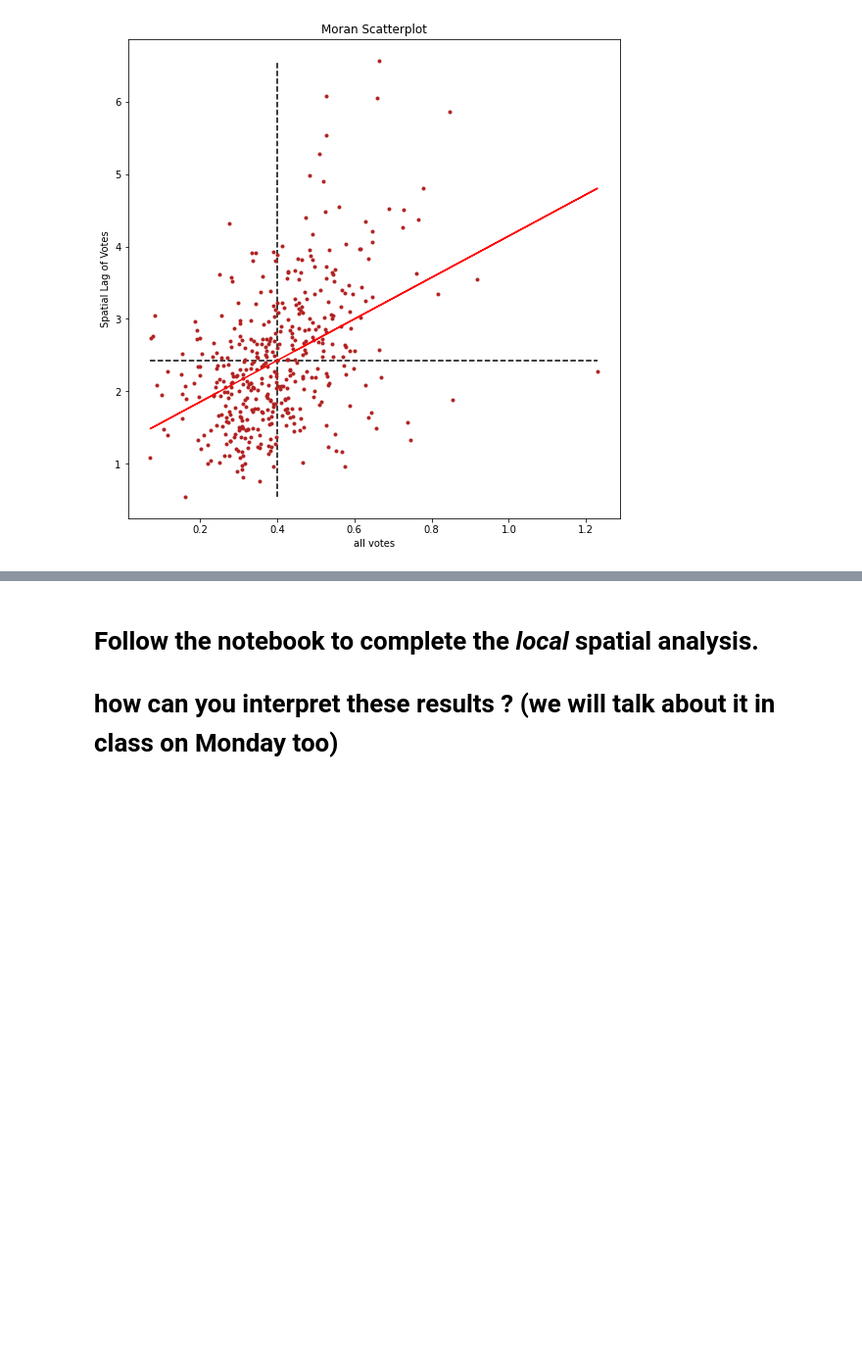
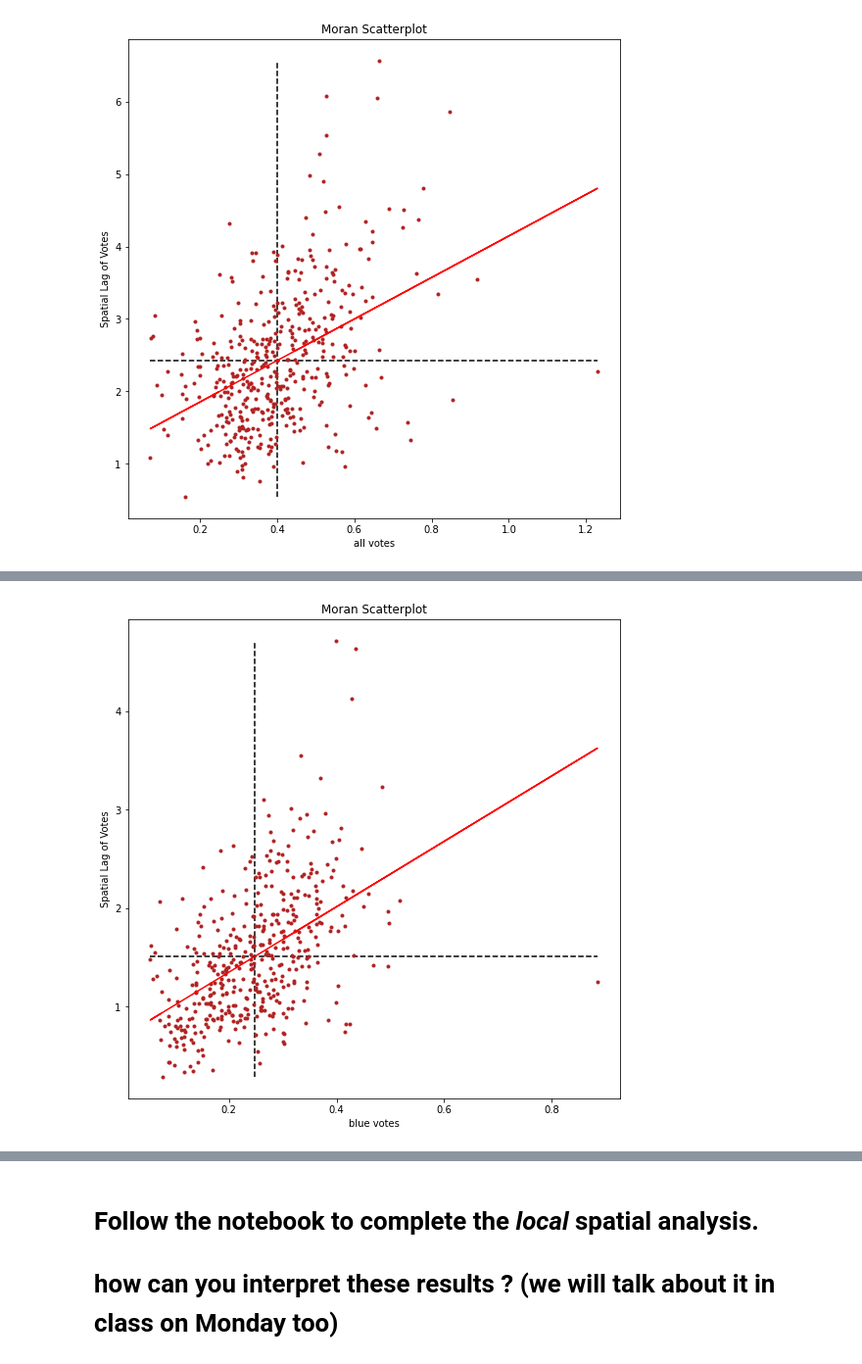
Before and after one commit to lanyu0322/PUS2020_LYu, a Jupyter notebook: HW6/DEelectoralHW6_instruction.ipynb, the cells around one changed output, grey strips where cells are left out. Shown at 98% size. Cells and saved outputs as stored; diff of their text form; code cells hidden in the pictures; blank space fills up the shorter version.

```diff
--- a/HW6/DEelectoralHW6_instruction.ipynb
+++ b/HW6/DEelectoralHW6_instruction.ipynb
@@ -814,0 +912,23 @@ plt.xlabel('all votes');
+# %%
+f, ax = plt.subplots(1, figsize=(9, 9))
+
+plt.plot(de_elecmap_ft.bluevotes.values, bluevoteslag,
+         '.', color='firebrick')
+
+ # dashed vert at mean of the last year's PCI
+plt.vlines(de_elecmap_ft.bluevotes.values.mean(),
+           bluevoteslag.min(),
+           bluevoteslag.max(), linestyle='--')
+ # dashed horizontal at mean of lagged PCI
+plt.hlines(bluevoteslag.mean(),
+           de_elecmap_ft.bluevotes.values.min(),
+           de_elecmap_ft.bluevotes.values.max(), linestyle='--')
+
+# red line of best fit using global I as slope
+plt.plot(de_elecmap_ft.bluevotes.values,
+         ab + bb * de_elecmap_ft.bluevotes.values, 'r')
+plt.title('Moran Scatterplot')
+plt.ylabel('Spatial Lag of Votes')
+plt.xlabel('blue votes');
+# %% [output]
+[figure, added]
```
Also changed, not shown: parts of 29 cells of this notebook.
